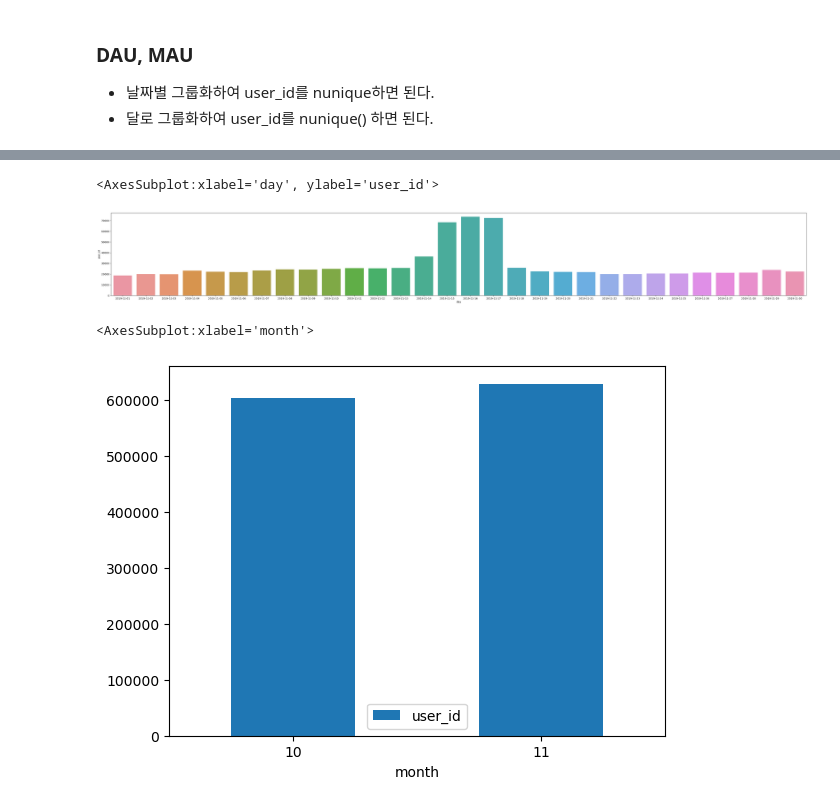
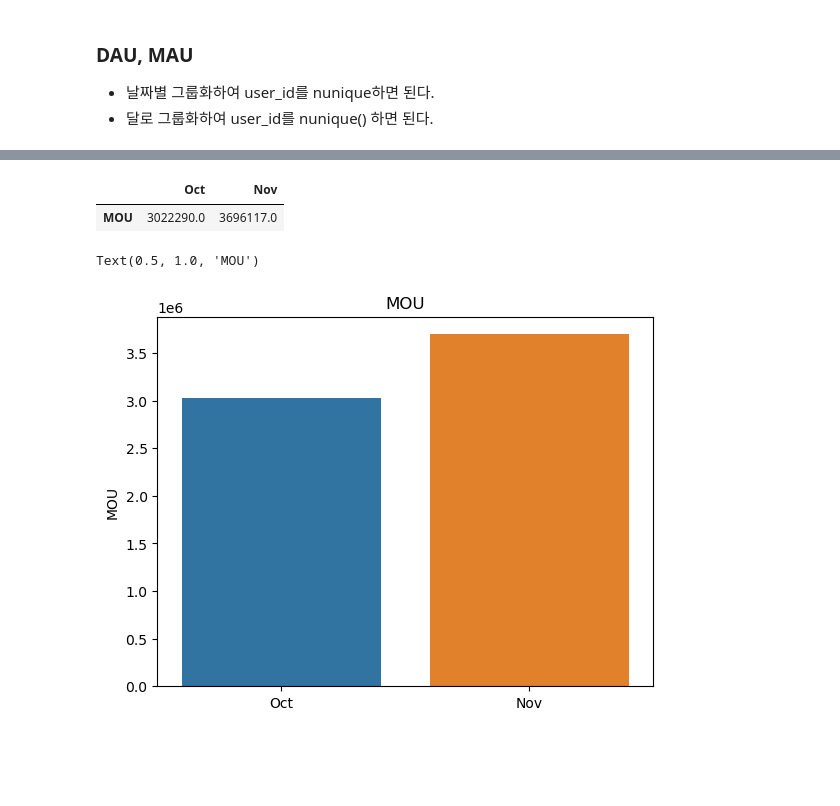
Before and after one commit to stonesteel0606/eCommerce_behavior_data_analysis, a Jupyter notebook: DAU_MAU_ARPU_ARPPU.ipynb, the cells around one changed output, grey strips where cells are left out. Cells and saved outputs as stored; diff of their text form; code cells hidden in the pictures; blank space fills up the shorter version.

```diff
--- a/DAU_MAU_ARPU_ARPPU.ipynb
+++ b/DAU_MAU_ARPU_ARPPU.ipynb
@@ -178 +126,3 @@ Name: month, Length: 2000000, dtype: int64
+# %%
+df_nov['day'] = df_nov['event_time'].dt.day
 # %%
@@ -209,13 +147,17 @@ sns.barplot(data=df_dau_oct, x=df_dau_oct.index, y = df_dau_oct['user_id'])
-# %%
-df_dau_nov = df_dau.iloc[31:]
-plt.figure(figsize=(50, 6))
-sns.barplot(data=df_dau_nov, x=df_dau_nov.index, y = df_dau_nov['user_id'])
-# %% [output]
-<AxesSubplot:xlabel='day', ylabel='user_id'>
-[figure, removed]
 # %%
-df_mou = df.groupby('month').agg({'user_id':'nunique'})
-df_mou.plot.bar(rot=0)
+# MOU
+df_mou = pd.DataFrame()
+df_mou.loc['MOU', 'Oct'] = df_oct['user_id'].nunique()
+df_mou.loc['MOU', 'Nov'] = df_nov['user_id'].nunique()
+df_mou
 # %% [output]
-<AxesSubplot:xlabel='month'>
-[figure, removed]
+|  | Oct | Nov |
+| MOU | 3022290.0 | 3696117.0 |
+# %%
+plt.figure()
+sns.barplot(data=df_mou.T, x=df_mou.T.index, y='MOU')
+
+plt.title('MOU')
+# %% [output]
+Text(0.5, 1.0, 'MOU')
+[figure, added]
```
Also changed, not shown: parts of 17 cells of this notebook.
